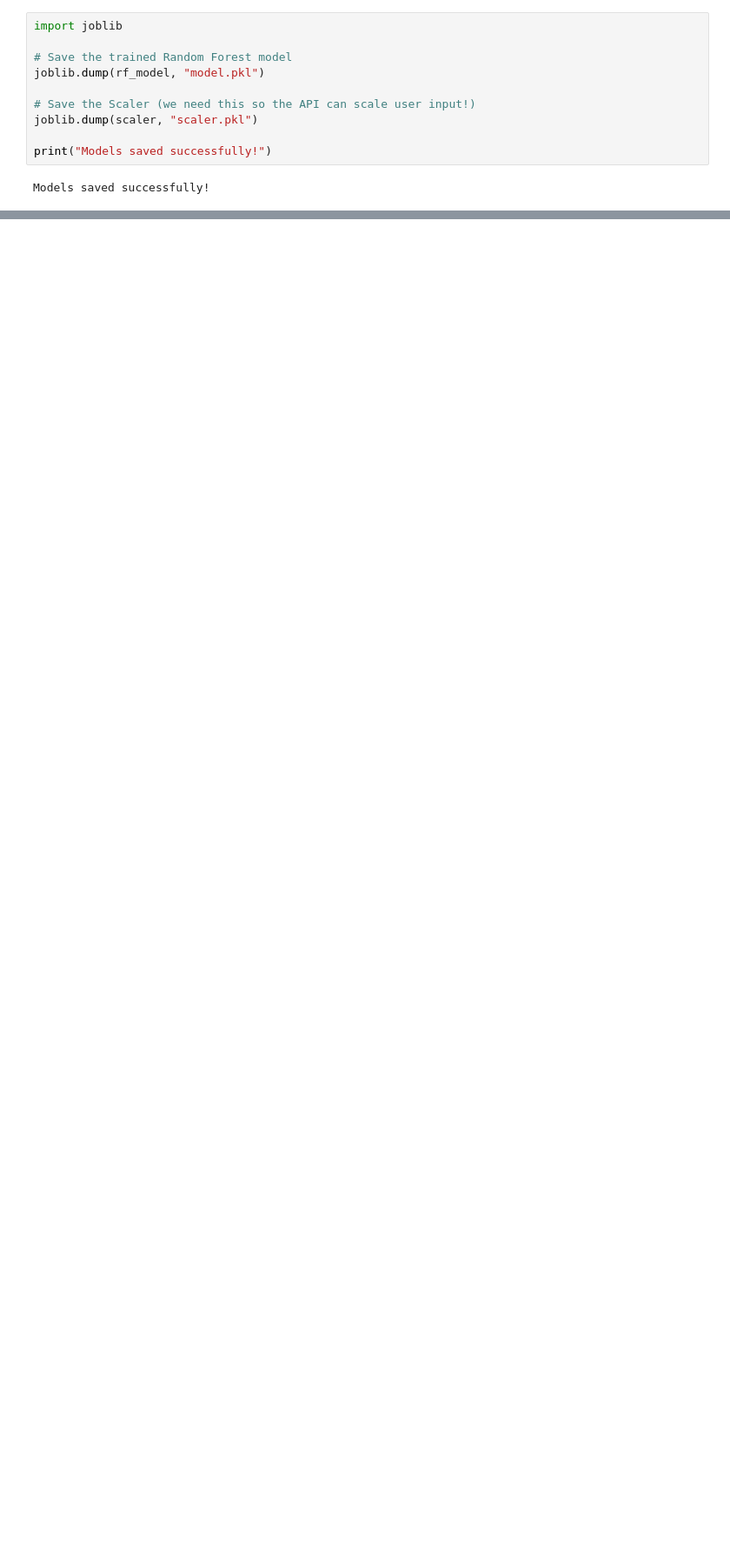
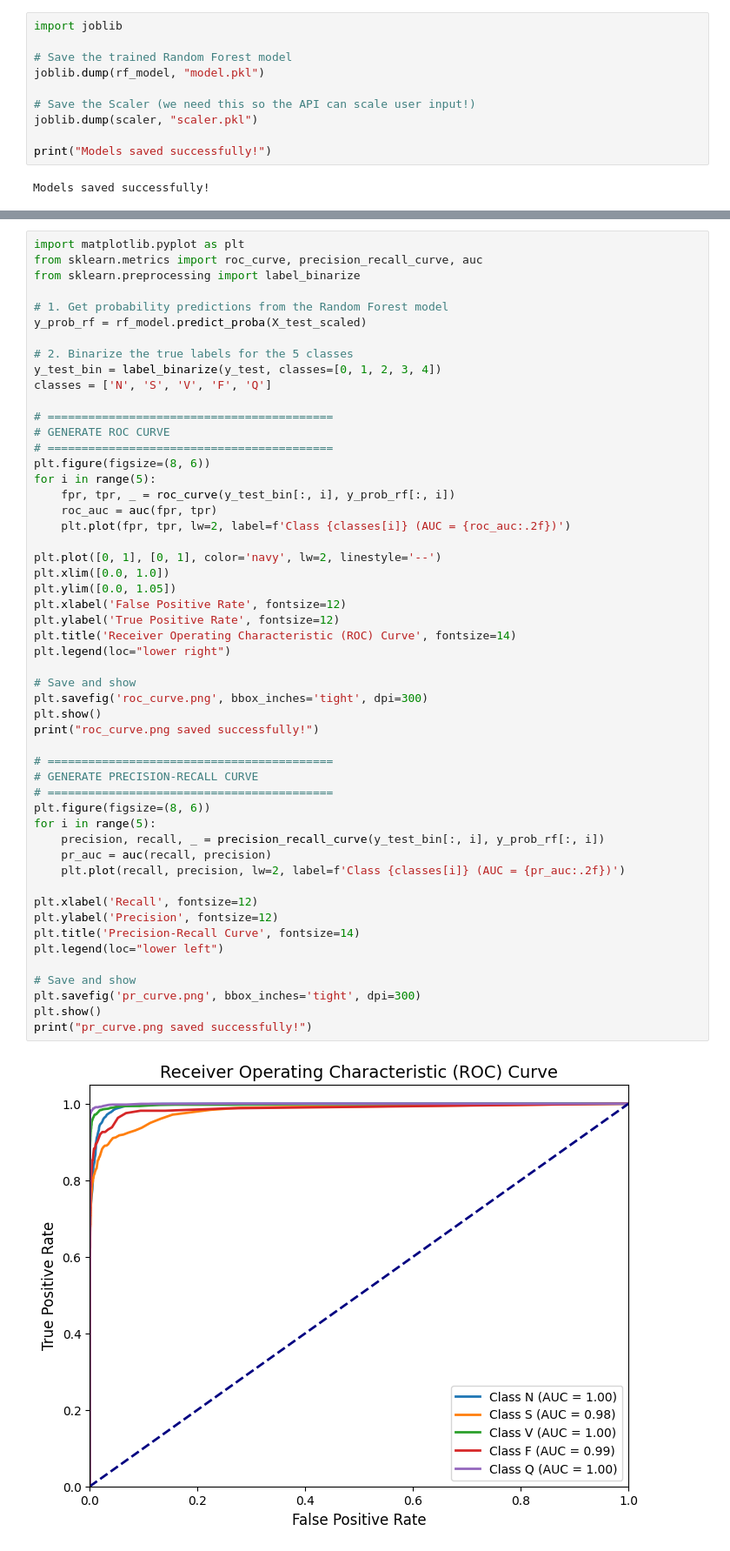
Before and after one commit to MananPunia/ECG-Anomaly-Detection-using-ML, a Jupyter notebook: Model/main.ipynb, the cells around one changed output, grey strips where cells are left out. Shown at 87% size. Saved outputs shown, nothing was run; the diff lists cells and outputs as text; blank space fills up the shorter version.

```diff
--- a/Model/main.ipynb
+++ b/Model/main.ipynb
@@ -189,0 +214,54 @@ To prove the value of SMOTE, you can run the exact same Random Forest *without*
+# %%
+import matplotlib.pyplot as plt
+from sklearn.metrics import roc_curve, precision_recall_curve, auc
+from sklearn.preprocessing import label_binarize
+
+# 1. Get probability predictions from the Random Forest model
+y_prob_rf = rf_model.predict_proba(X_test_scaled)
+
+# 2. Binarize the true labels for the 5 classes
+y_test_bin = label_binarize(y_test, classes=[0, 1, 2, 3, 4])
+classes = ['N', 'S', 'V', 'F', 'Q']
+
+# ==========================================
+# GENERATE ROC CURVE
+# ==========================================
+plt.figure(figsize=(8, 6))
+for i in range(5):
+    fpr, tpr, _ = roc_curve(y_test_bin[:, i], y_prob_rf[:, i])
+    roc_auc = auc(fpr, tpr)
+    plt.plot(fpr, tpr, lw=2, label=f'Class {classes[i]} (AUC = {roc_auc:.2f})')
+
+plt.plot([0, 1], [0, 1], color='navy', lw=2, linestyle='--')
+plt.xlim([0.0, 1.0])
+plt.ylim([0.0, 1.05])
+plt.xlabel('False Positive Rate', fontsize=12)
+plt.ylabel('True Positive Rate', fontsize=12)
+plt.title('Receiver Operating Characteristic (ROC) Curve', fontsize=14)
+plt.legend(loc="lower right")
+
+# Save and show
+plt.savefig('roc_curve.png', bbox_inches='tight', dpi=300)
+plt.show()
+print("roc_curve.png saved successfully!")
+
+# ==========================================
+# GENERATE PRECISION-RECALL CURVE
+# ==========================================
+plt.figure(figsize=(8, 6))
+for i in range(5):
+    precision, recall, _ = precision_recall_curve(y_test_bin[:, i], y_prob_rf[:, i])
+    pr_auc = auc(recall, precision)
+    plt.plot(recall, precision, lw=2, label=f'Class {classes[i]} (AUC = {pr_auc:.2f})')
+
+plt.xlabel('Recall', fontsize=12)
+plt.ylabel('Precision', fontsize=12)
+plt.title('Precision-Recall Curve', fontsize=14)
+plt.legend(loc="lower left")
+
+# Save and show
+plt.savefig('pr_curve.png', bbox_inches='tight', dpi=300)
+plt.show()
+print("pr_curve.png saved successfully!")
+# %% [output]
+[figure, added]
```
Also changed, not shown: parts of 3 cells of this notebook, 9 other files.
